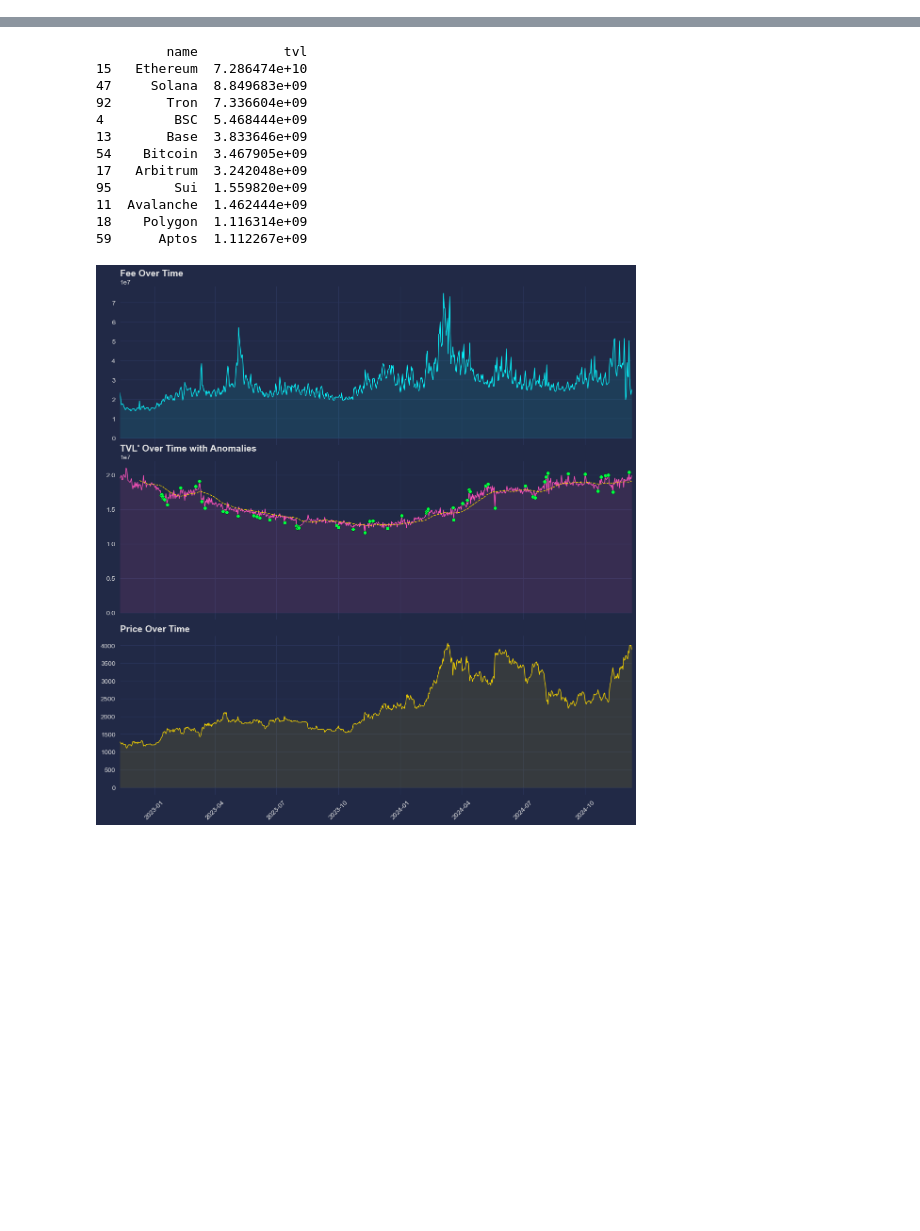
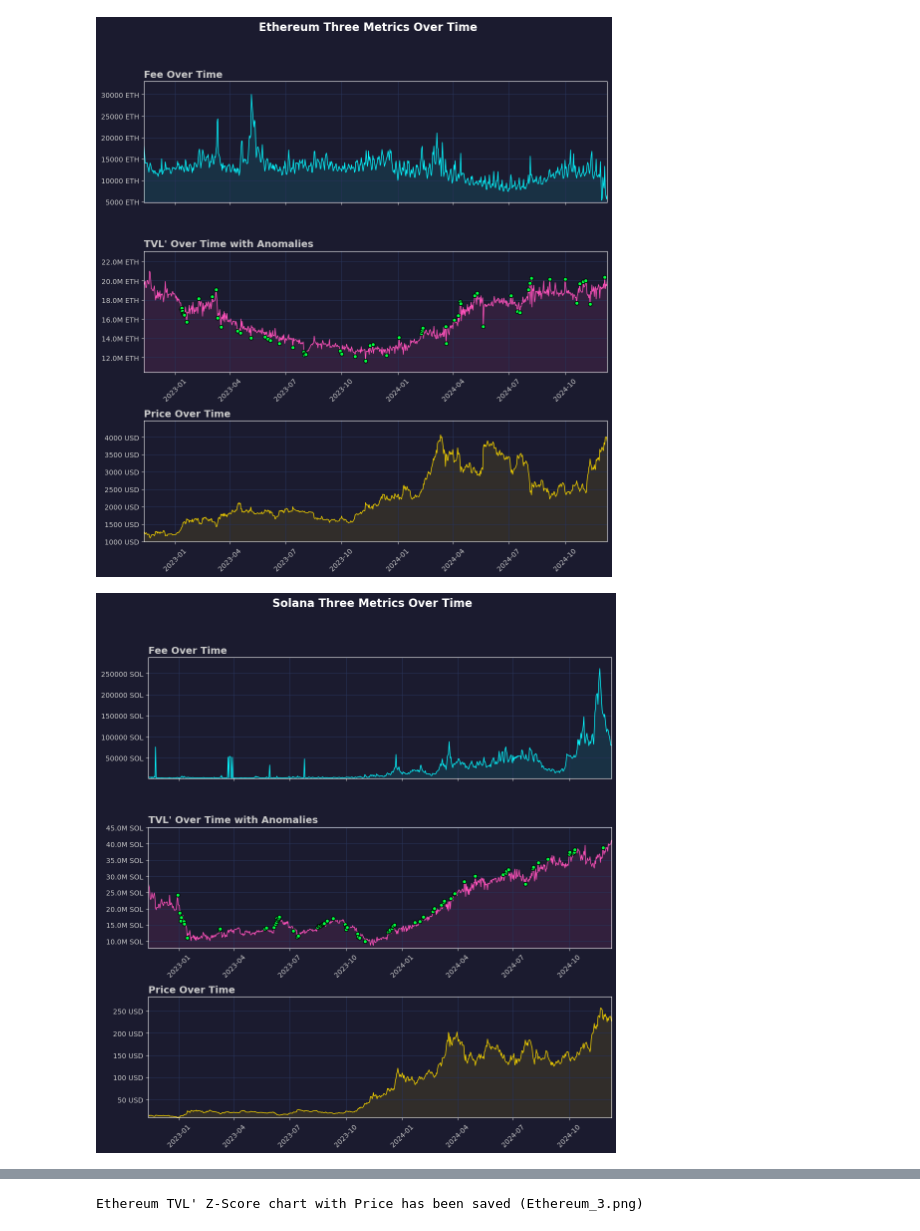
Before and after one commit to Cacidy/Project, a Jupyter notebook: stable/plot_eth.ipynb, the cells around one changed output, grey strips where cells are left out. Cells and saved outputs as stored; diff of their text form; code cells hidden in the pictures; blank space fills up the shorter version.

Commit message:
plot all chains of three metrics

```diff
--- a/stable/plot_eth.ipynb
+++ b/stable/plot_eth.ipynb
@@ -112,37 +297,38 @@ data_folder = 'data'
 subfolders = ['fee', 'tvl', 'volume', 'price']
 
 data_dict = {} # this one is for the last 365*2 days
 data_dict_all = {} # this one is for all data, cuz we need to compute z-score
 
 # read data
 for subfolder in subfolders:
     folder_path = os.path.join(data_folder, subfolder)
     if os.path.exists(folder_path):
         csv_files = sorted([f for f in os.listdir(folder_path) if f.endswith('.csv')])
 
         data_dict[subfolder] = {}
         data_dict_all[subfolder] = {}
 
         for csv_file in csv_files:
             chain_name = csv_file.split('_')[1]
 
             csv_path = os.path.join(folder_path, csv_file)
             df = pd.read_csv(csv_path)
 
             df.columns = ['date', 'value'] if subfolder == 'fee' else ['date', subfolder]
             df.rename(columns={subfolder: 'value'}, inplace=True)
             df['date'] = pd.to_datetime(df['date'])
 
             data_dict[subfolder][chain_name] = df.tail(365*2)
             data_dict_all[subfolder][chain_name] = df
 
 
-# for name in name_list['name']:
-#     if name == 'Base':
-#         continue
-#     plot_tvl_zscore(data_dict_all, chain_name=name)
+for name in name_list['name']:
+    if name == 'Base':
+        continue
+    plot_three_metrics_all(data_dict_all, chain_name=name)
 
-# plot_tvl_zscore(data_dict_all, chain_name='Ethereum')
-
-plot_three_metrics(data_dict_all, chain_name='Ethereum')
+# plot_three_metrics(data_dict_all, chain_name='Ethereum')
+# print(data_dict_all['fee'])
 # %% [output]
+[figure, new version]
+[figure, added]
@@ -149,13 +343 @@ plot_three_metrics(data_dict_all, chain_name='Ethereum')
-         name           tvl
-15   Ethereum  7.286474e+10
-47     Solana  8.849683e+09
-92       Tron  7.336604e+09
-4         BSC  5.468444e+09
-13       Base  3.833646e+09
-54    Bitcoin  3.467905e+09
-17   Arbitrum  3.242048e+09
-95        Sui  1.559820e+09
-11  Avalanche  1.462444e+09
-18    Polygon  1.116314e+09
-59      Aptos  1.112267e+09
+Ethereum TVL' Z-Score chart with Price has been saved (Ethereum_3.png)
-[figure, old version]
```
Also changed, not shown: parts of 4 cells of this notebook, 10 other files.
